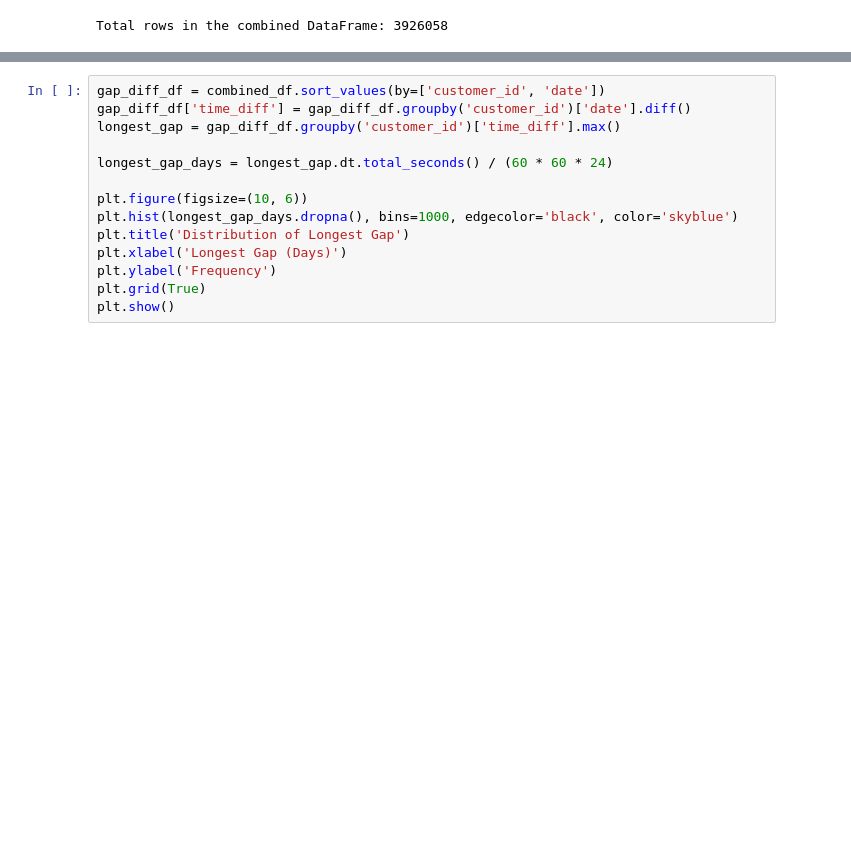
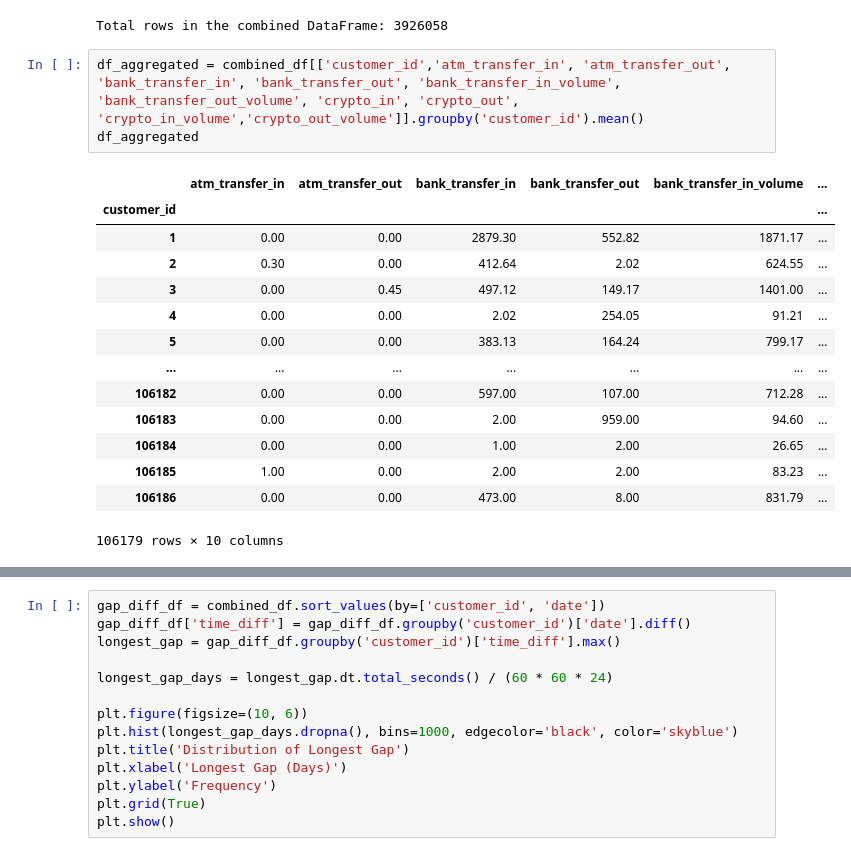
Before and after one commit to m227chan/MSE-546-Advanced-ML-Project, a Jupyter notebook: clean/clean.ipynb, the cells around one changed output, grey strips where cells are left out. Drawn from its saved outputs; the diff is of its cells as text; blank space fills up the shorter version.

```diff
--- a/clean/clean.ipynb
+++ b/clean/clean.ipynb
@@ -50,3 +26,21 @@ else:
     print("No files were successfully read.")
 # %% [output]
 Total rows in the combined DataFrame: 3926058
+# %%
+df_aggregated = combined_df[['customer_id','atm_transfer_in', 'atm_transfer_out', 'bank_transfer_in', 'bank_transfer_out', 'bank_transfer_in_volume', 'bank_transfer_out_volume', 'crypto_in', 'crypto_out', 'crypto_in_volume','crypto_out_volume']].groupby('customer_id').mean()
+df_aggregated
+# %% [output]
+|  | atm_transfer_in | atm_transfer_out | bank_transfer_in | bank_transfer_out | bank_transfer_in_volume | ... |
+| customer_id |  |  |  |  |  | ... |
+| 1 | 0.00 | 0.00 | 2879.30 | 552.82 | 1871.17 | ... |
+| 2 | 0.30 | 0.00 | 412.64 | 2.02 | 624.55 | ... |
+| 3 | 0.00 | 0.45 | 497.12 | 149.17 | 1401.00 | ... |
+| 4 | 0.00 | 0.00 | 2.02 | 254.05 | 91.21 | ... |
+| 5 | 0.00 | 0.00 | 383.13 | 164.24 | 799.17 | ... |
+| ... | ... | ... | ... | ... | ... | ... |
+| 106182 | 0.00 | 0.00 | 597.00 | 107.00 | 712.28 | ... |
+| 106183 | 0.00 | 0.00 | 2.00 | 959.00 | 94.60 | ... |
+| 106184 | 0.00 | 0.00 | 1.00 | 2.00 | 26.65 | ... |
+| 106185 | 1.00 | 0.00 | 2.00 | 2.00 | 83.23 | ... |
+| 106186 | 0.00 | 0.00 | 473.00 | 8.00 | 831.79 | ... |
+106179 rows × 10 columns
```
Also changed, not shown: parts of 15 cells of this notebook.
